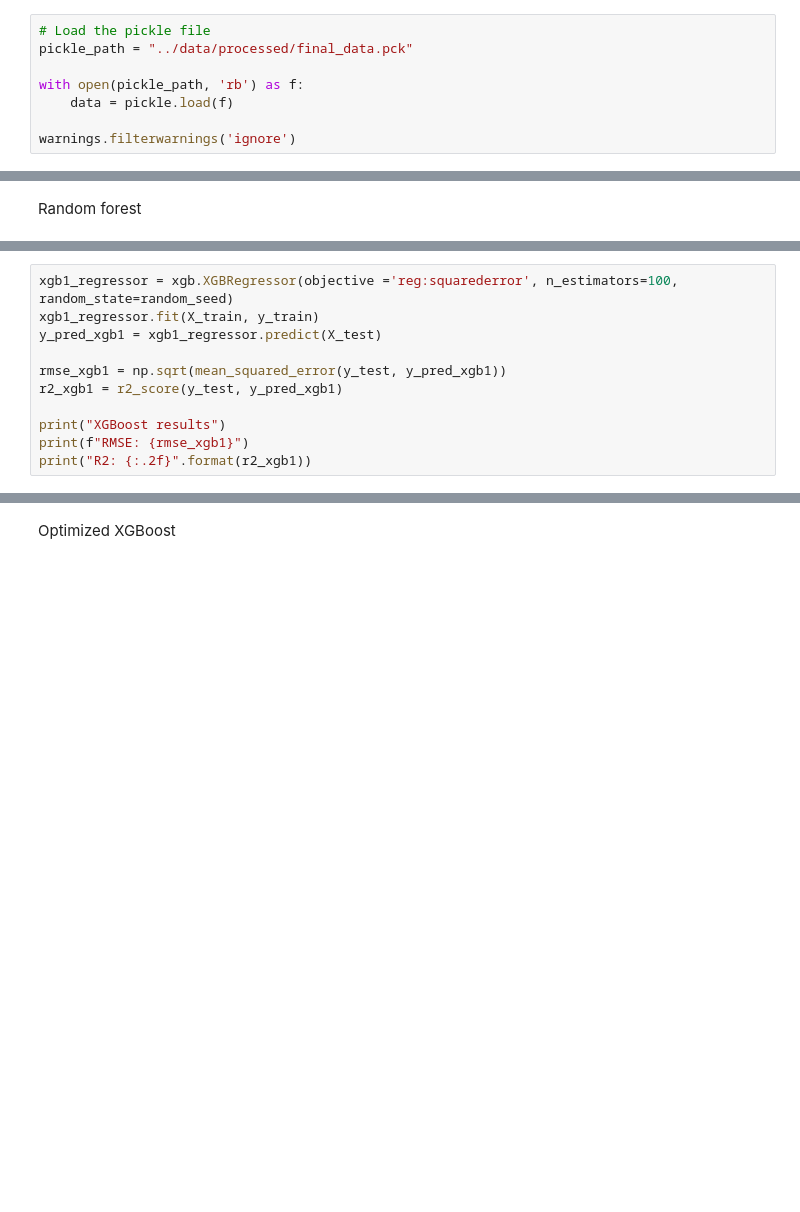
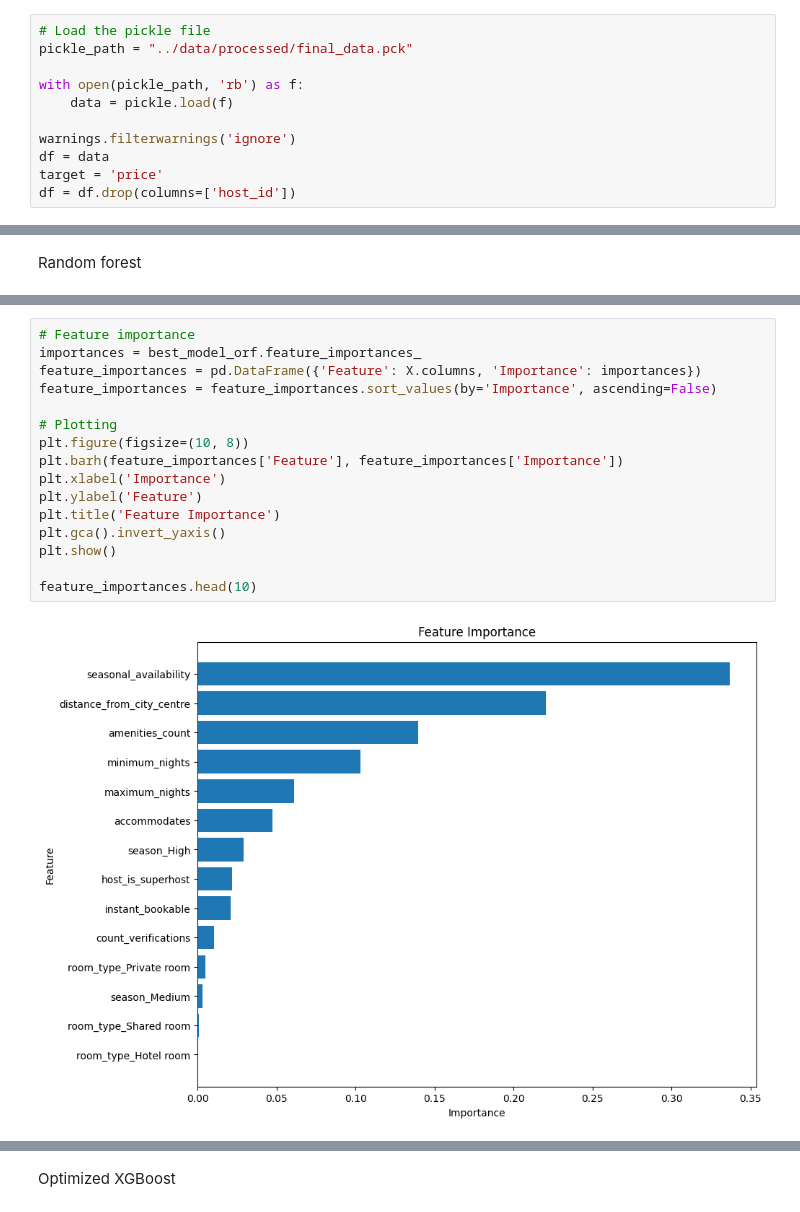
Before and after one commit to bornedan/datax-project, a Jupyter notebook: models/Data Modeling - FINAL.ipynb, the cells around one changed output, grey strips where cells are left out. Cells and saved outputs as stored; diff of their text form; blank space fills up the shorter version.

```diff
--- a/models/Data Modeling - FINAL.ipynb
+++ b/models/Data Modeling - FINAL.ipynb
@@ -29,6 +29,9 @@ with open(pickle_path, 'rb') as f:
     data = pickle.load(f)
 
 warnings.filterwarnings('ignore')
+df = data
+target = 'price'
+df = df.drop(columns=['host_id'])
 # %%
 # separate features and target variable
 X = df.drop(target, axis=1)
@@ -132,11 +139,0 @@ XGBoost
-# %%
-xgb1_regressor = xgb.XGBRegressor(objective ='reg:squarederror', n_estimators=100, random_state=random_seed)
-xgb1_regressor.fit(X_train, y_train)
-y_pred_xgb1 = xgb1_regressor.predict(X_test)
-
-rmse_xgb1 = np.sqrt(mean_squared_error(y_test, y_pred_xgb1))
-r2_xgb1 = r2_score(y_test, y_pred_xgb1)
-
-print("XGBoost results")
-print(f"RMSE: {rmse_xgb1}")
-print("R2: {:.2f}".format(r2_xgb1))
@@ -142,0 +183,18 @@ print("R2: {:.2f}".format(r2_xgb1))
+# %%
+# Feature importance
+importances = best_model_orf.feature_importances_
+feature_importances = pd.DataFrame({'Feature': X.columns, 'Importance': importances})
+feature_importances = feature_importances.sort_values(by='Importance', ascending=False)
+
+# Plotting
+plt.figure(figsize=(10, 8))
+plt.barh(feature_importances['Feature'], feature_importances['Importance'])
+plt.xlabel('Importance')
+plt.ylabel('Feature')
+plt.title('Feature Importance')
+plt.gca().invert_yaxis()
+plt.show()
+
+feature_importances.head(10)
+# %% [output]
+[figure, added]
```
Also changed, not shown: parts of 17 cells of this notebook.
